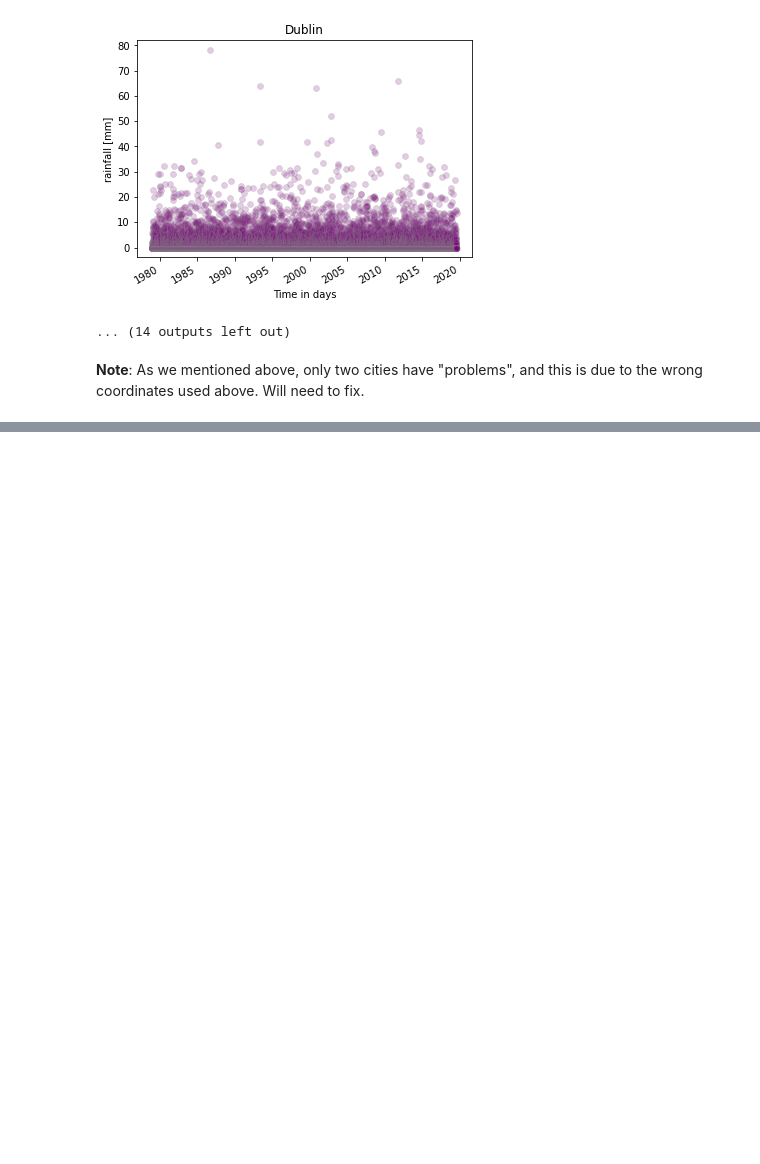
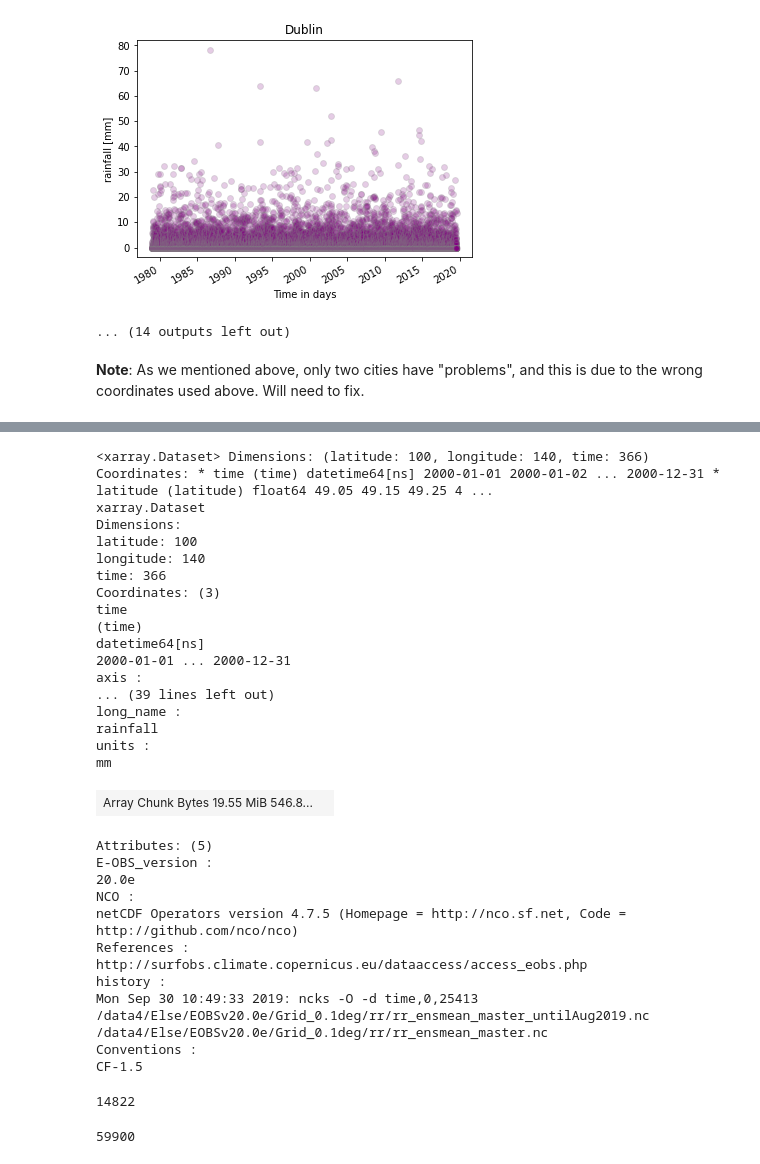
Before and after one commit to MariosNT/ML_Extreme_Climate_Events, a Jupyter notebook: Data/Data/rainfall_data_check.ipynb, the cells around one changed output, grey strips where cells are left out. Cells and saved outputs as stored; diff of their text form; code cells hidden in the pictures; blank space fills up the shorter version.

```diff
--- a/Data/Data/rainfall_data_check.ipynb
+++ b/Data/Data/rainfall_data_check.ipynb
@@ -331,0 +341,2 @@ __Note__: As we mentioned above, only two cities have "problems", and this is du
+# %%
+ds_chuncks = xr.open_dataset(dataset, chunks={"time": 10})
@@ -331,0 +357,36 @@ __Note__: As we mentioned above, only two cities have "problems", and this is du
+# %%
+ds_chuncks.sel(time=slice("2000-01-01", "2000-12-31"))
+# %% [output]
+<xarray.Dataset> Dimensions: (latitude: 100, longitude: 140, time: 366) Coordinates: * time (time) datetime64[ns] 2000-01-01 2000-01-02 ... 2000-12-31 * latitude (latitude) float64 49.05 49.15 49.25 4 ...
+xarray.Dataset
+Dimensions:
+latitude: 100
+longitude: 140
+time: 366
+Coordinates: (3)
+time
+(time)
+datetime64[ns]
+2000-01-01 ... 2000-12-31
+axis :
+... (39 lines left out)
+long_name :
+rainfall
+units :
+mm
+| Array Chunk Bytes 19.55 MiB 546.8... |  |
+Attributes: (5)
+E-OBS_version :
+20.0e
+NCO :
+netCDF Operators version 4.7.5 (Homepage = http://nco.sf.net, Code = http://github.com/nco/nco)
+References :
+http://surfobs.climate.copernicus.eu/dataaccess/access_eobs.php
+history :
+Mon Sep 30 10:49:33 2019: ncks -O -d time,0,25413 /data4/Else/EOBSv20.0e/Grid_0.1deg/rr/rr_ensmean_master_untilAug2019.nc /data4/Else/EOBSv20.0e/Grid_0.1deg/rr/rr_ensmean_master.nc
+Conventions :
+CF-1.5
+# %%
+len(ds_chuncks.rr.time.values)
+# %% [output]
+14822
@@ -331,0 +396,5 @@ __Note__: As we mentioned above, only two cities have "problems", and this is du
+# %%
+dt = model_fields["time"]
+len(dt)
+# %% [output]
+59900
```
Also changed, not shown: parts of 48 cells of this notebook, 3 other files.
